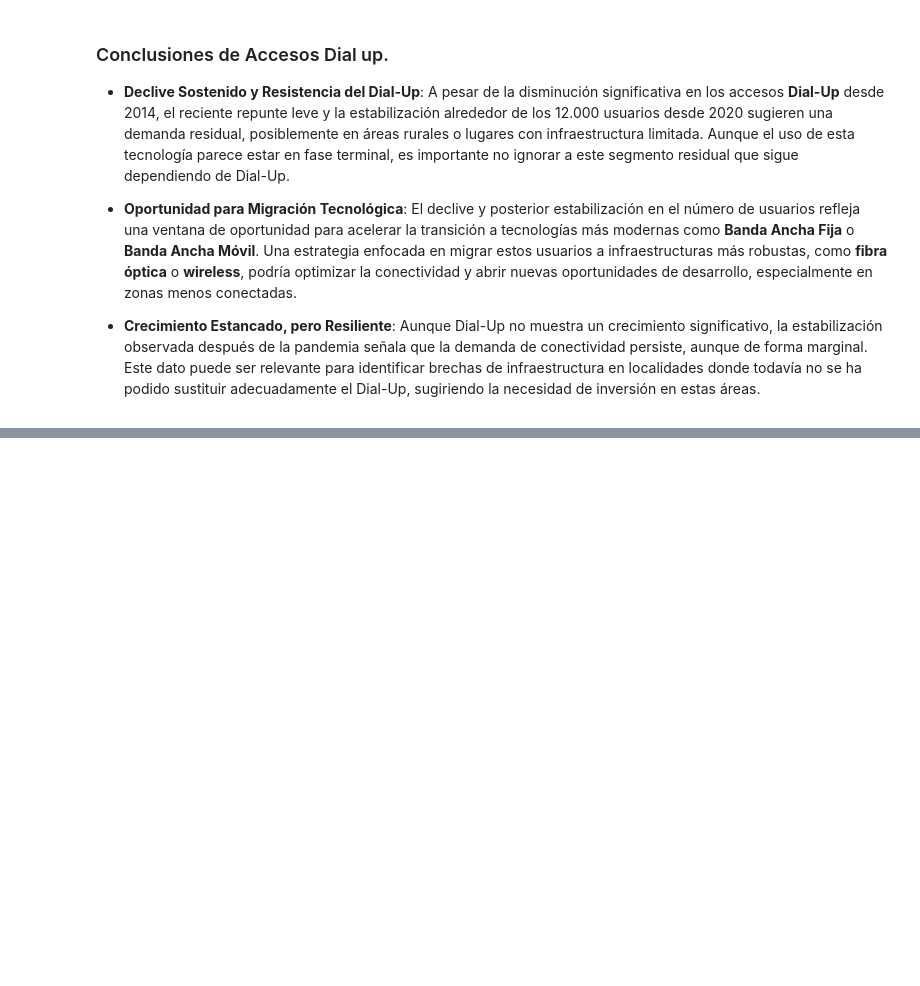
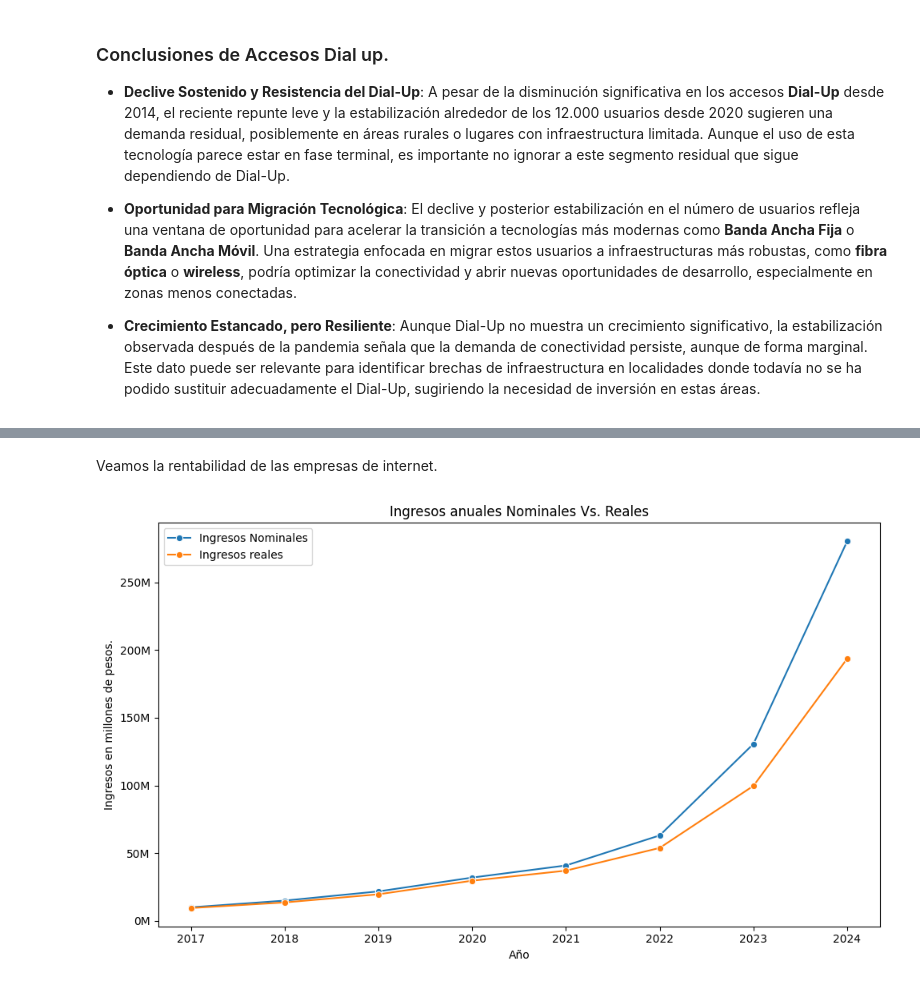
Before and after one commit to mauricioarcez/Analisis-de-Mercado-Internet-Arg, a Jupyter notebook: notebooks/eda.ipynb, the cells around one changed output, grey strips where cells are left out. Drawn from its saved outputs; the diff is of its cells as text; code cells hidden in the pictures; blank space fills up the shorter version.

```diff
--- a/notebooks/eda.ipynb
+++ b/notebooks/eda.ipynb
@@ -216,0 +245,23 @@ plt.show()
+# %% [markdown]
+Veamos la rentabilidad de las empresas de internet.
+# %%
+ingresos = pd.read_csv('../data/crudo/ingresos.csv')
+ingresos['Nivel general'] = ingresos['Nivel general'] / 100
+ingresos['Factor_Ajuste'] = 1 + ingresos['Nivel general']
+ingresos['Ingresos_Reales'] = ingresos['Ingresos (miles de pesos)'] / ingresos['Factor_Ajuste']
+# %%
+import matplotlib.ticker as ticker
+# Crear el gráfico de líneas
+fig, ax = plt.subplots(figsize=(10,6))
+
+sns.lineplot(data=ingresos, x='Año', y='Ingresos (miles de pesos)', marker='o', label='Ingresos Nominales', errorbar=None, ax=ax)
+sns.lineplot(data=ingresos, x='Año', y='Ingresos_Reales', marker='o', label='Ingresos reales', errorbar=None, ax=ax)
+ax.set_title('Ingresos anuales Nominales Vs. Reales', fontsize=12)
+ax.set_ylabel('Ingresos en millones de pesos.')
+ax.yaxis.set_major_formatter(ticker.FuncFormatter(lambda x, pos: '{:.0f}M'.format(x / 1_000_000)))
+
+plt.legend()
+plt.tight_layout()
+plt.show()
+# %% [output]
+[figure, added]
```
Also changed, not shown: parts of 7 cells of this notebook, 1 other file.
